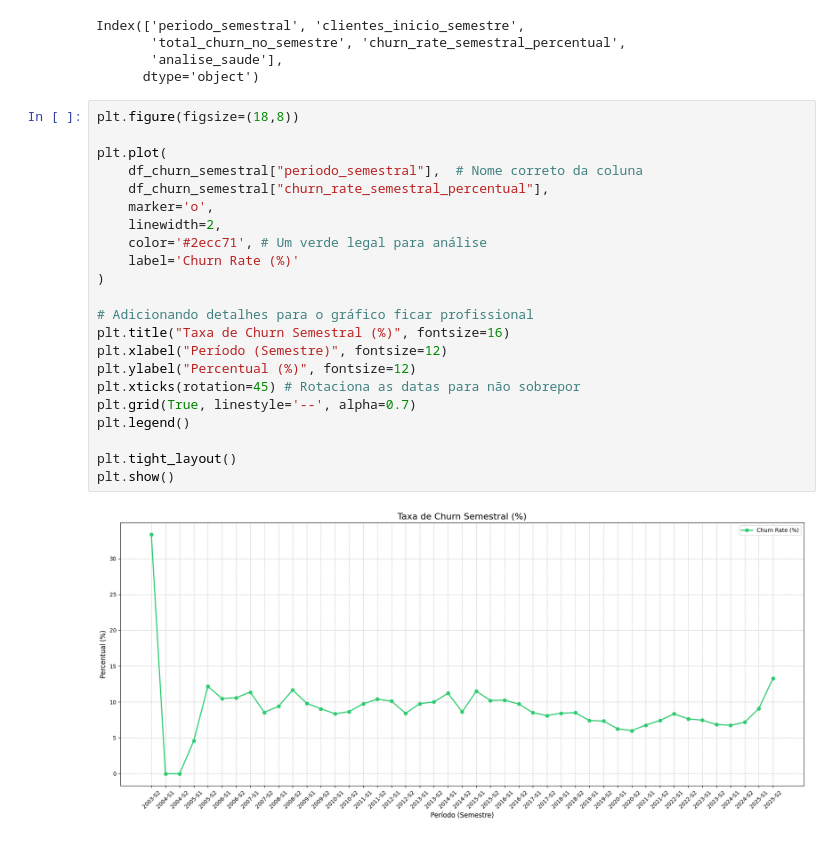
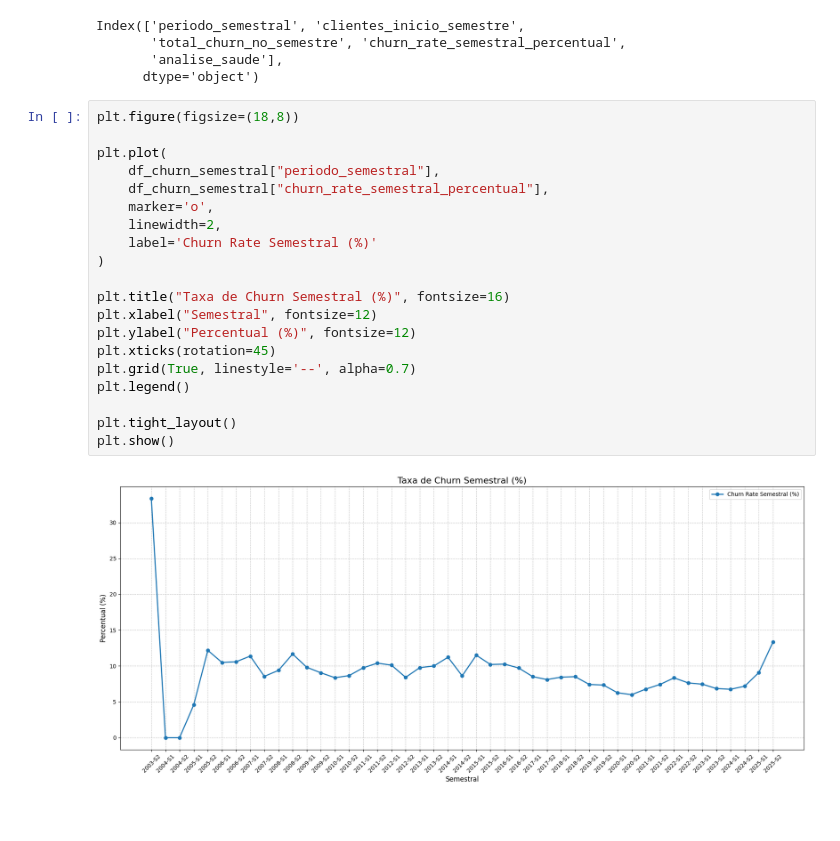
Before and after one commit to fabiopimentel21/customer-retention-analytics, a Jupyter notebook: churn-clientes.ipynb, the cells around one changed output. Drawn from its saved outputs; the diff is of its cells as text.

Commit message:
analise de clientes semestral

```diff
--- a/churn-clientes.ipynb
+++ b/churn-clientes.ipynb
@@ -400,24 +400,22 @@ Index(['periodo_semestral', 'clientes_inicio_semestre',
 # %%
 plt.figure(figsize=(18,8))
 
 plt.plot(
-    df_churn_semestral["periodo_semestral"],  # Nome correto da coluna
+    df_churn_semestral["periodo_semestral"],
     df_churn_semestral["churn_rate_semestral_percentual"],
     marker='o',
     linewidth=2,
-    color='#2ecc71', # Um verde legal para análise
-    label='Churn Rate (%)'
+    label='Churn Rate Semestral (%)'
 )
 
-# Adicionando detalhes para o gráfico ficar profissional
 plt.title("Taxa de Churn Semestral (%)", fontsize=16)
-plt.xlabel("Período (Semestre)", fontsize=12)
+plt.xlabel("Semestral", fontsize=12)
 plt.ylabel("Percentual (%)", fontsize=12)
-plt.xticks(rotation=45) # Rotaciona as datas para não sobrepor
+plt.xticks(rotation=45)
 plt.grid(True, linestyle='--', alpha=0.7)
 plt.legend()
 
 plt.tight_layout()
 plt.show()
 # %% [output]
-[figure, old version]
+[figure, new version]
```
Also changed, not shown: parts of 5 cells of this notebook.
